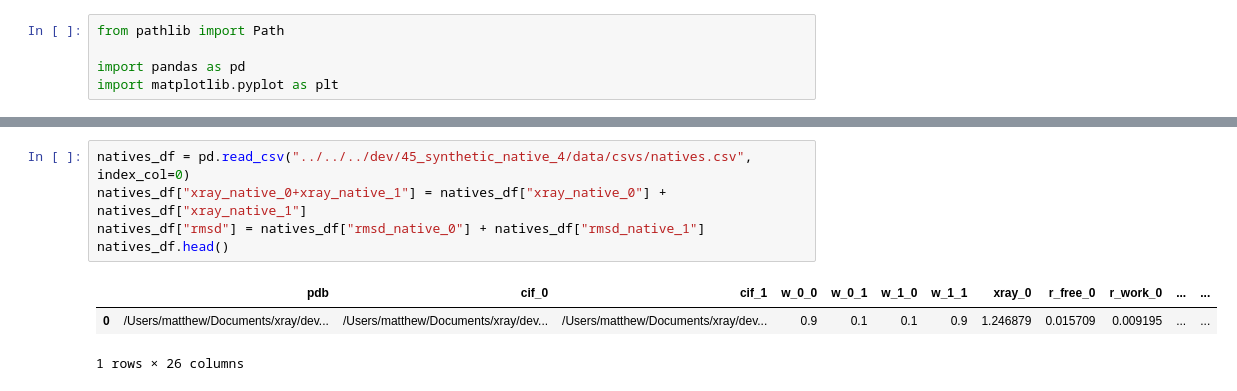
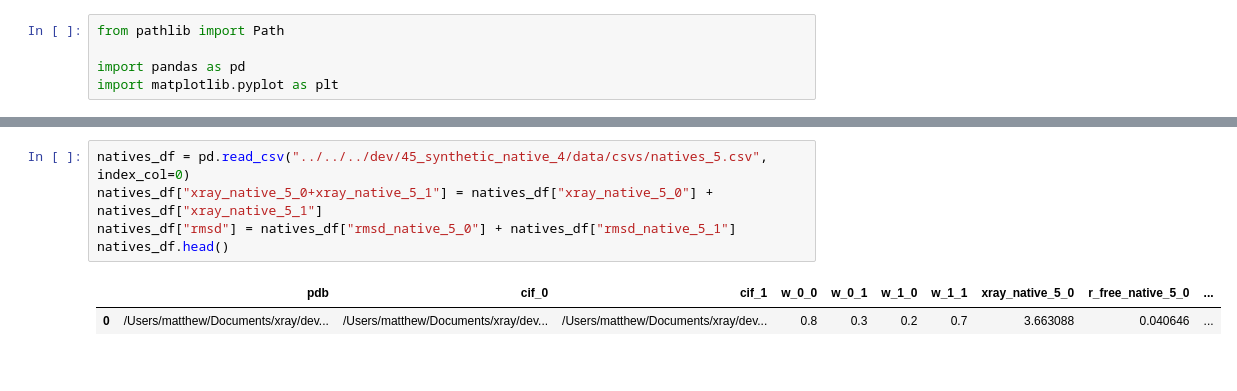
Before and after one commit to mphancock/multixray, a Jupyter notebook: sample_bench/notebooks/bench_figs/plot_volume.ipynb, the cells around one changed output, grey strips where cells are left out. Saved outputs shown, nothing was run; the diff lists cells and outputs as text.

```diff
--- a/sample_bench/notebooks/bench_figs/plot_volume.ipynb
+++ b/sample_bench/notebooks/bench_figs/plot_volume.ipynb
@@ -21,9 +22,8 @@ volume_df.head()
 # %%
-natives_df = pd.read_csv("../../../dev/45_synthetic_native_4/data/csvs/natives.csv", index_col=0)
-natives_df["xray_native_0+xray_native_1"] = natives_df["xray_native_0"] + natives_df["xray_native_1"]
-natives_df["rmsd"] = natives_df["rmsd_native_0"] + natives_df["rmsd_native_1"]
+natives_df = pd.read_csv("../../../dev/45_synthetic_native_4/data/csvs/natives_5.csv", index_col=0)
+natives_df["xray_native_5_0+xray_native_5_1"] = natives_df["xray_native_5_0"] + natives_df["xray_native_5_1"]
+natives_df["rmsd"] = natives_df["rmsd_native_5_0"] + natives_df["rmsd_native_5_1"]
 natives_df.head()
 # %% [output]
-|  | pdb | cif_0 | cif_1 | w_0_0 | w_0_1 | w_1_0 | w_1_1 | xray_0 | r_free_0 | r_work_0 | ... | ... |
-| 0 | /Users/matthew/Documents/xray/dev... | /Users/matthew/Documents/xray/dev... | /Users/matthew/Documents/xray/dev... | 0.9 | 0.1 | 0.1 | 0.9 | 1.246879 | 0.015709 | 0.009195 | ... | ... |
+|  | pdb | cif_0 | cif_1 | w_0_0 | w_0_1 | w_1_0 | w_1_1 | xray_native_5_0 | r_free_native_5_0 | ... |
+| 0 | /Users/matthew/Documents/xray/dev... | /Users/matthew/Documents/xray/dev... | /Users/matthew/Documents/xray/dev... | 0.8 | 0.3 | 0.2 | 0.7 | 3.663088 | 0.040646 | ... |
-1 rows × 26 columns
```
Also changed, not shown: parts of 3 cells of this notebook, 30 other files.
